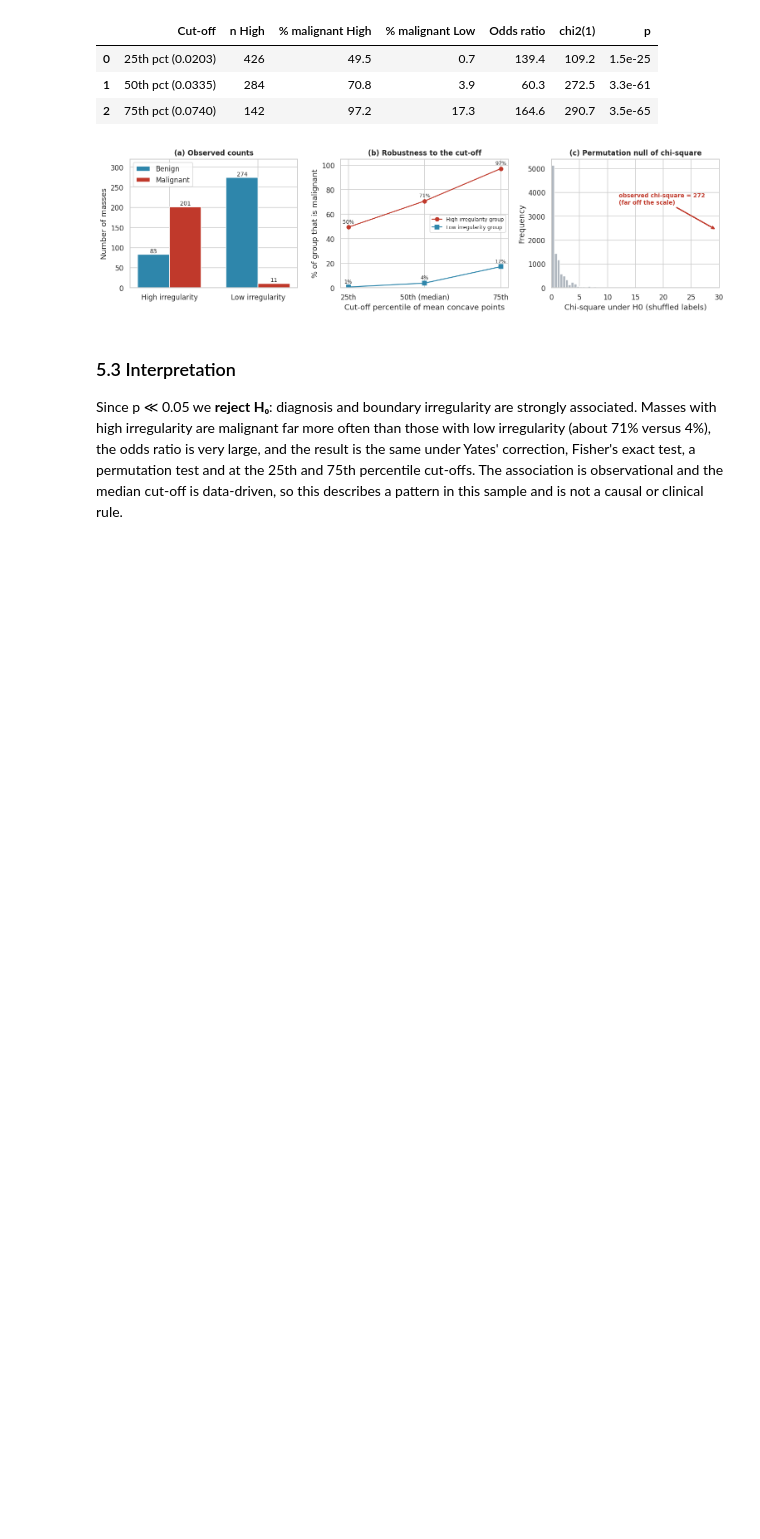
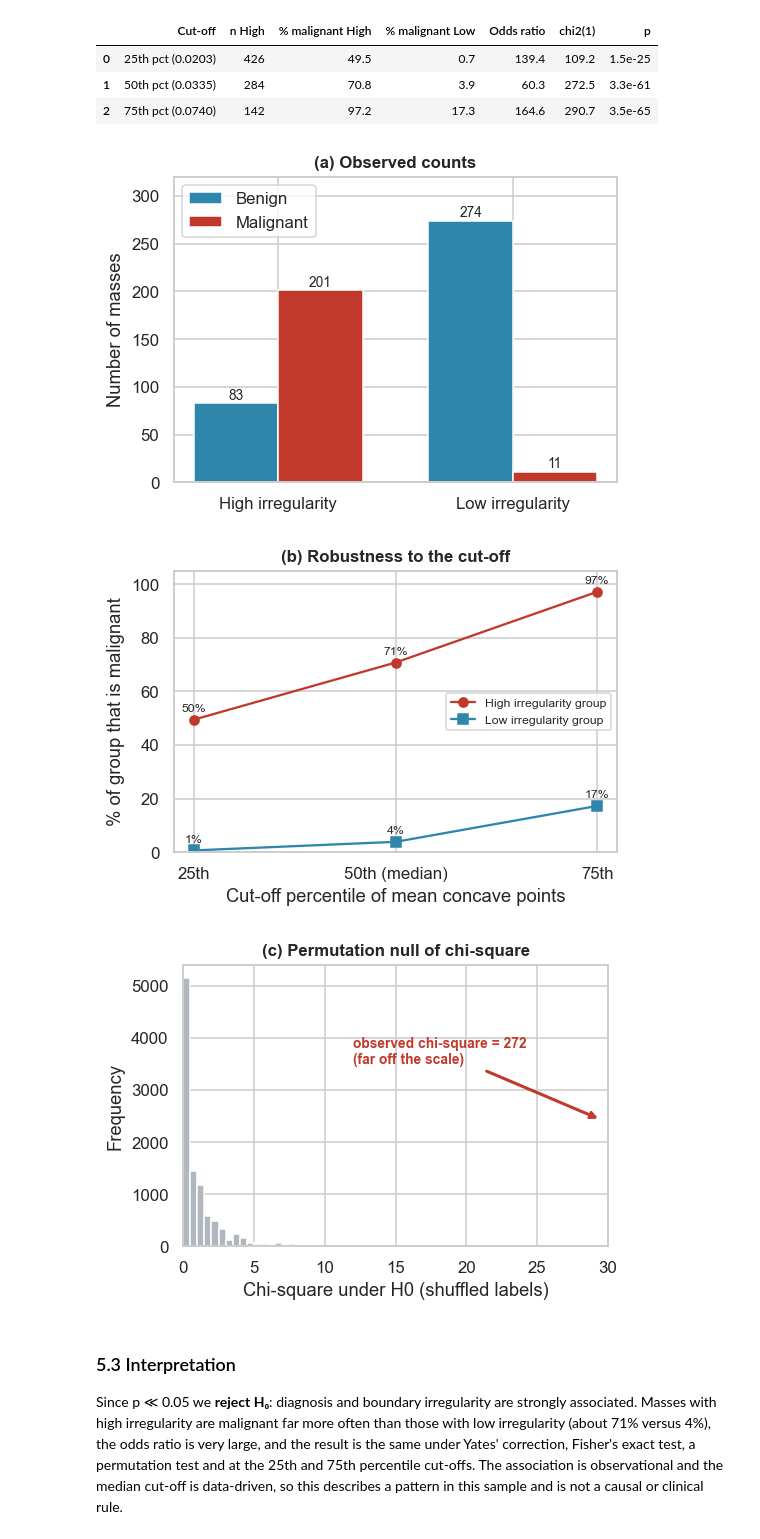
Before and after one commit to vani-mallya/WDBC-Breast-Cancer-Analysis, a Jupyter notebook: WDBC_Analysis.ipynb, the cells around one changed output. Saved outputs shown, nothing was run; the diff lists cells and outputs as text; code cells hidden in the pictures; blank space fills up the shorter version.

```diff
--- a/WDBC_Analysis.ipynb
+++ b/WDBC_Analysis.ipynb
@@ -579,31 +646,64 @@ sens
 | 1 | 50th pct (0.0335) | 284 | 70.8 | 3.9 | 60.3 | 272.5 | 3.3e-61 |
 | 2 | 75th pct (0.0740) | 142 | 97.2 | 17.3 | 164.6 | 290.7 | 3.5e-65 |
 # %%
-# Figure 4 - CDA 2 visuals
-fig, ax = plt.subplots(1, 3, figsize=(14, 3.9))
+# Figure 4a - observed counts
+fig, ax = plt.subplots(figsize=(5, 3.6))
 w = .36; xs = np.arange(2)
-ax[0].bar(xs - w/2, ct2["Benign"].values, w, color=PAL["Benign"], label="Benign")
-ax[0].bar(xs + w/2, ct2["Malignant"].values, w, color=PAL["Malignant"], label="Malignant")
-for x_, v_ in zip(xs - w/2, ct2["Benign"].values): ax[0].text(x_, v_ + 4, str(v_), ha="center", fontsize=9)
-for x_, v_ in zip(xs + w/2, ct2["Malignant"].values): ax[0].text(x_, v_ + 4, str(v_), ha="center", fontsize=9)
-ax[0].set_xticks(xs); ax[0].set_xticklabels(["High irregularity", "Low irregularity"]); ax[0].set_ylabel("Number of masses"); ax[0].set_ylim(0, 320)
-ax[0].set_title("(a) Observed counts"); ax[0].legend()
+ax.bar(xs - w/2, ct2["Benign"].values, w, color=PAL["Benign"], label="Benign")
+ax.bar(xs + w/2, ct2["Malignant"].values, w, color=PAL["Malignant"], label="Malignant")
+for x_, v_ in zip(xs - w/2, ct2["Benign"].values):
+    ax.text(x_, v_ + 4, str(v_), ha="center", fontsize=9)
+for x_, v_ in zip(xs + w/2, ct2["Malignant"].values):
+    ax.text(x_, v_ + 4, str(v_), ha="center", fontsize=9)
+ax.set_xticks(xs)
+ax.set_xticklabels(["High irregularity", "Low irregularity"])
+ax.set_ylabel("Number of masses")
+ax.set_ylim(0, 320)
+ax.set_title("(a) Observed counts")
+ax.legend()
+plt.tight_layout()
+plt.savefig("figures/fig4a.png", dpi=200, bbox_inches="tight")
+plt.show()
 
-pct = [25, 50, 75]; hi_r = [r[2] for r in rows]; lo_r = [r[3] for r in rows]
-ax[1].plot(pct, hi_r, "o-", color=PAL["Malignant"], label="High irregularity group")
-ax[1].plot(pct, lo_r, "s-", color=PAL["Benign"], label="Low irregularity group")
-for x_, h_, l_ in zip(pct, hi_r, lo_r): ax[1].text(x_, h_ + 3, f"{h_:.0f}%", ha="center", fontsize=8); ax[1].text(x_, l_ + 3, f"{l_:.0f}%", ha="center", fontsize=8)
-ax[1].set_xticks(pct); ax[1].set_xticklabels(["25th", "50th (median)", "75th"]); ax[1].set_ylim(0, 105)
-ax[1].set_xlabel("Cut-off percentile of mean concave points"); ax[1].set_ylabel("% of group that is malignant"); ax[1].set_title("(b) Robustness to the cut-off"); ax[1].legend(loc="center right", fontsize=8)
+# Figure 4b - robustness to the cut-off
+fig, ax = plt.subplots(figsize=(5, 3.6))
+pct = [25, 50, 75]
+hi_r = sens["% malignant High"].tolist()
+lo_r = sens["% malignant Low"].tolist()
+ax.plot(pct, hi_r, "o-", color=PAL["Malignant"], label="High irregularity group")
+ax.plot(pct, lo_r, "s-", color=PAL["Benign"], label="Low irregularity group")
+for x_, h_, l_ in zip(pct, hi_r, lo_r):
+    ax.text(x_, h_ + 3, f"{h_:.0f}%", ha="center", fontsize=8)
+    ax.text(x_, l_ + 3, f"{l_:.0f}%", ha="center", fontsize=8)
+ax.set_xticks(pct)
+ax.set_xticklabels(["25th", "50th (median)", "75th"])
+ax.set_ylim(0, 105)
+ax.set_xlabel("Cut-off percentile of mean concave points")
+ax.set_ylabel("% of group that is malignant")
+ax.set_title("(b) Robustness to the cut-off")
+ax.legend(loc="center right", fontsize=8)
+plt.tight_layout()
+plt.savefig("figures/fig4b.png", dpi=200, bbox_inches="tight")
+plt.show()
 
-ax[2].hist(perm_chi2, bins=np.linspace(0, 16, 33), color="#B0B7BF", edgecolor="white")
-ax[2].set_xlim(0, 30)
-ax[2].annotate(f"observed chi-square = {chi2_2:.0f}\n(far off the scale)", xy=(29.5, ax[2].get_ylim()[1]*0.45), xytext=(12, ax[2].get_ylim()[1]*0.65),
-               arrowprops=dict(arrowstyle="->", color=PAL["Malignant"], lw=2), color=PAL["Malignant"], fontsize=9, fontweight="bold")
-ax[2].set_title("(c) Permutation null of chi-square"); ax[2].set_xlabel("Chi-square under H0 (shuffled labels)"); ax[2].set_ylabel("Frequency")
-plt.tight_layout(); plt.savefig("figures/fig4_cda2.png", dpi=200, bbox_inches="tight"); plt.show()
+# Figure 4c - permutation null of chi-square
+fig, ax = plt.subplots(figsize=(5, 3.6))
+ax.hist(perm_chi2, bins=np.linspace(0, 16, 33), color="#B0B7BF", edgecolor="white")
+ax.set_xlim(0, 30)
+ax.annotate(f"observed chi-square = {chi2_2:.0f}\n(far off the scale)",
+            xy=(29.5, ax.get_ylim()[1]*0.45), xytext=(12, ax.get_ylim()[1]*0.65),
+            arrowprops=dict(arrowstyle="->", color=PAL["Malignant"], lw=2),
+            color=PAL["Malignant"], fontsize=9, fontweight="bold")
+ax.set_title("(c) Permutation null of chi-square")
+ax.set_xlabel("Chi-square under H0 (shuffled labels)")
+ax.set_ylabel("Frequency")
+plt.tight_layout()
+plt.savefig("figures/fig4c.png", dpi=200, bbox_inches="tight")
+plt.show()
 # %% [output]
-[figure, old version]
+[figure, new version]
+[figure, added]
+[figure, added]
 # %% [markdown]
 ### 5.3 Interpretation
 Since p ≪ 0.05 we **reject H₀**: diagnosis and boundary irregularity are strongly associated. Masses with high irregularity are malignant far more often than those with low irregularity (about 71% versus 4%), the odds ratio is very large, and the result is the same under Yates' correction, Fisher's exact test, a permutation test and at the 25th and 75th percentile cut-offs. The association is observational and the median cut-off is data-driven, so this describes a pattern in this sample and is not a causal or clinical rule.
```
Also changed, not shown: parts of 4 cells of this notebook, 12 other files.
